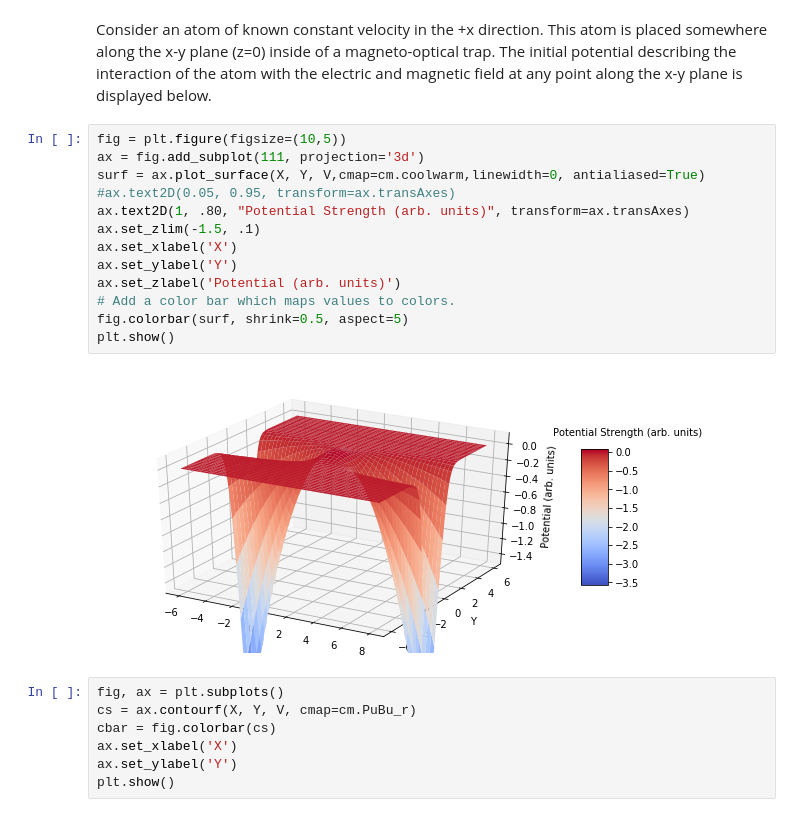
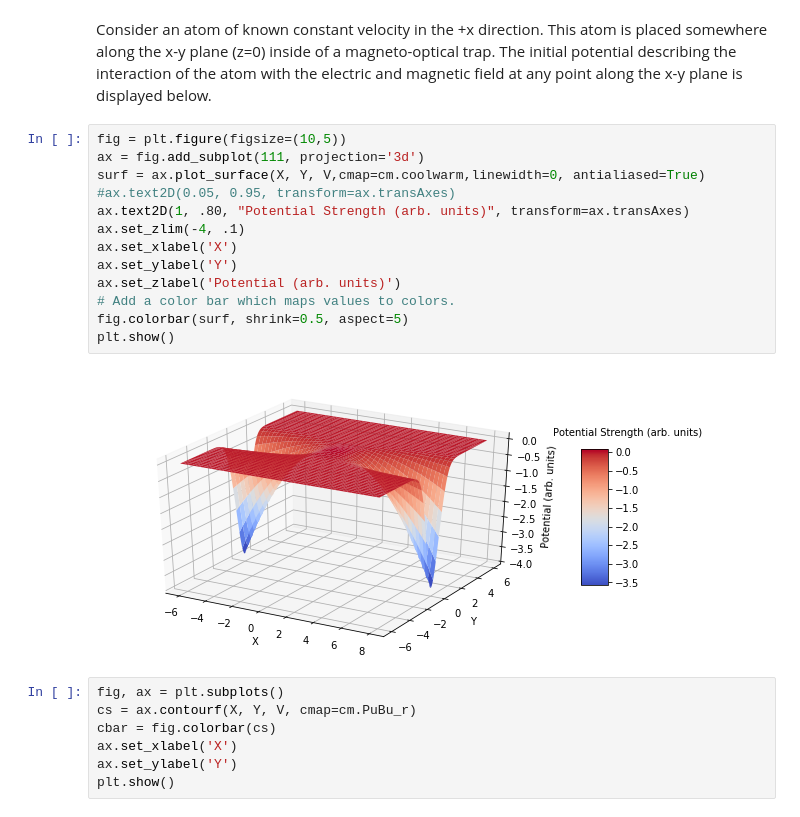
Before and after one commit to MSUPhysics482/project2-admiral-s-feast, a Jupyter notebook: Potential for an atom in a magneto-optical trap (xy-plane).ipynb, the cells around one changed output. Saved outputs shown, nothing was run; the diff lists cells and outputs as text.

```diff
--- a/Potential for an atom in a magneto-optical trap (xy-plane).ipynb
+++ b/Potential for an atom in a magneto-optical trap (xy-plane).ipynb
@@ -19,18 +19,18 @@ Consider an atom of known constant velocity in the +x direction. This atom is pl
 # %%
 fig = plt.figure(figsize=(10,5))
 ax = fig.add_subplot(111, projection='3d')
 surf = ax.plot_surface(X, Y, V,cmap=cm.coolwarm,linewidth=0, antialiased=True)
 #ax.text2D(0.05, 0.95, transform=ax.transAxes)
 ax.text2D(1, .80, "Potential Strength (arb. units)", transform=ax.transAxes)
-ax.set_zlim(-1.5, .1)
+ax.set_zlim(-4, .1)
 ax.set_xlabel('X')
 ax.set_ylabel('Y')
 ax.set_zlabel('Potential (arb. units)')
 # Add a color bar which maps values to colors.
 fig.colorbar(surf, shrink=0.5, aspect=5)
 plt.show()
 # %% [output]
-[figure, old version]
+[figure, new version]
 # %%
 fig, ax = plt.subplots()
 cs = ax.contourf(X, Y, V, cmap=cm.PuBu_r)
```
